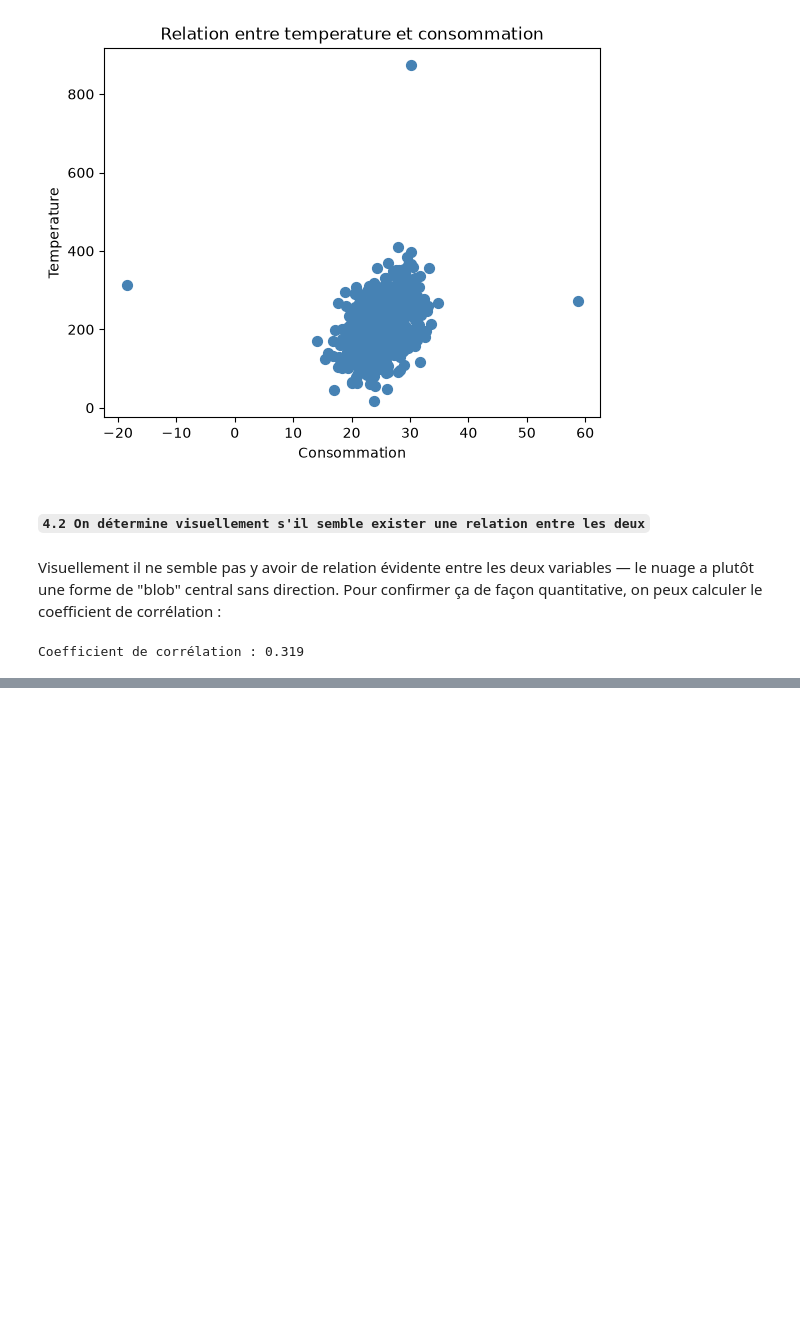
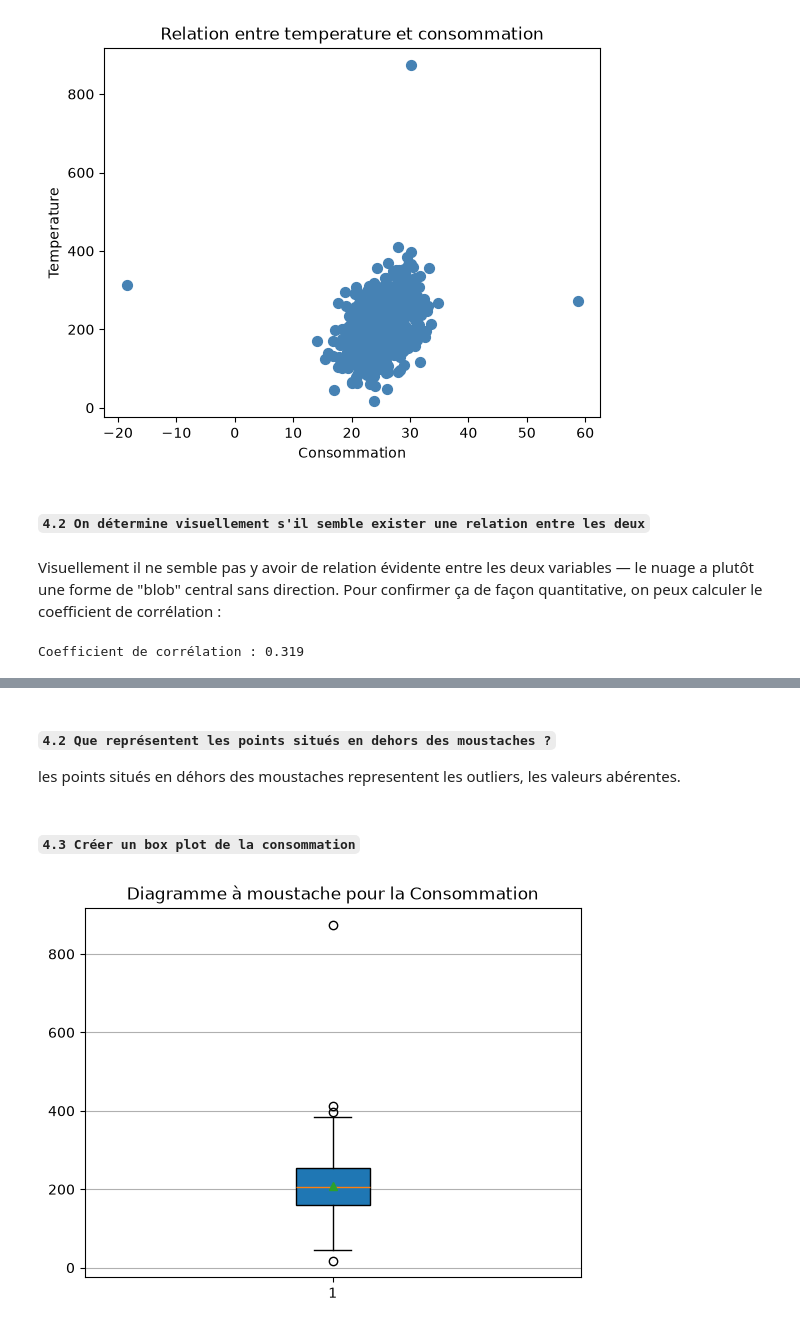
Before and after one commit to Alassanee/atelier_matplotlib_iot, a Jupyter notebook: notebook/atelier_matplotlib_iot.ipynb, the cells around one changed output, grey strips where cells are left out. Cells and saved outputs as stored; diff of their text form; code cells hidden in the pictures; blank space fills up the shorter version.

```diff
--- a/notebook/atelier_matplotlib_iot.ipynb
+++ b/notebook/atelier_matplotlib_iot.ipynb
@@ -190,0 +202,13 @@ Coefficient de corrélation : 0.319
+# %% [markdown]
+#### `4.2 Que représentent les points situés en dehors des moustaches ?`
+
+les points situés en déhors des moustaches representent les outliers, les valeurs abérentes.
+# %% [markdown]
+#### `4.3 Créer un box plot de la consommation`
+# %%
+plt.boxplot(df['consommation'], showmeans=True, patch_artist=True)
+plt.grid(axis='y')
+plt.title("Diagramme à moustache pour la Consommation")
+plt.show()
+# %% [output]
+[figure, added]
```
Also changed, not shown: parts of 5 cells of this notebook.
